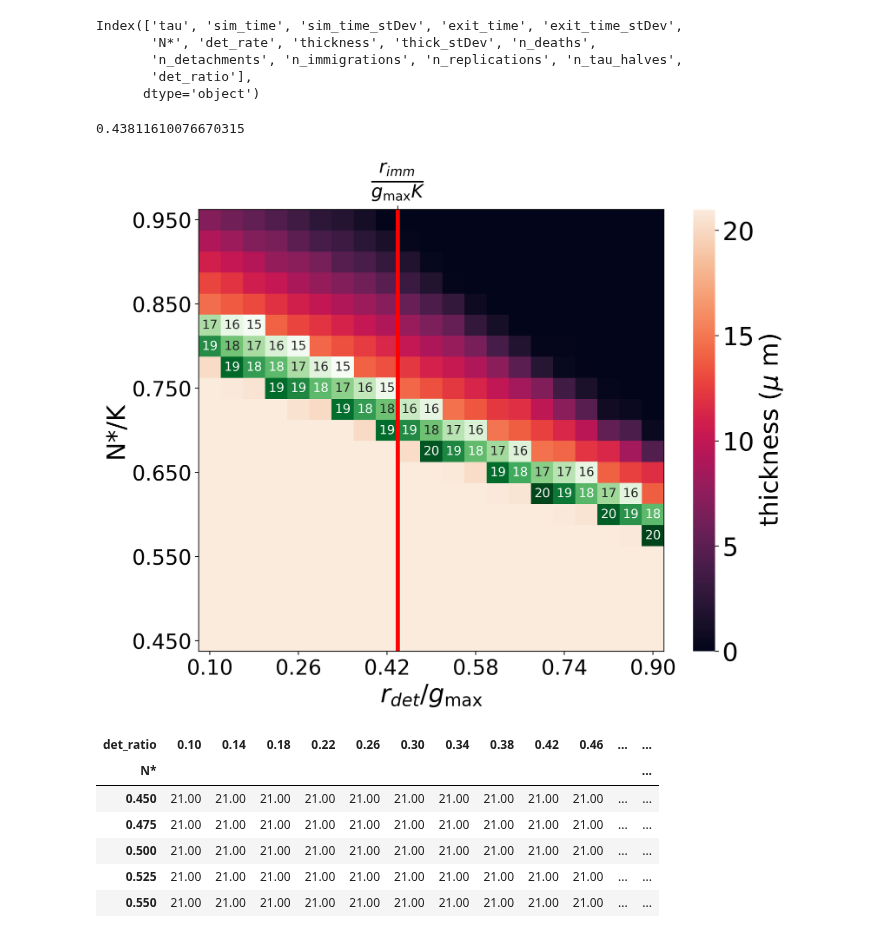
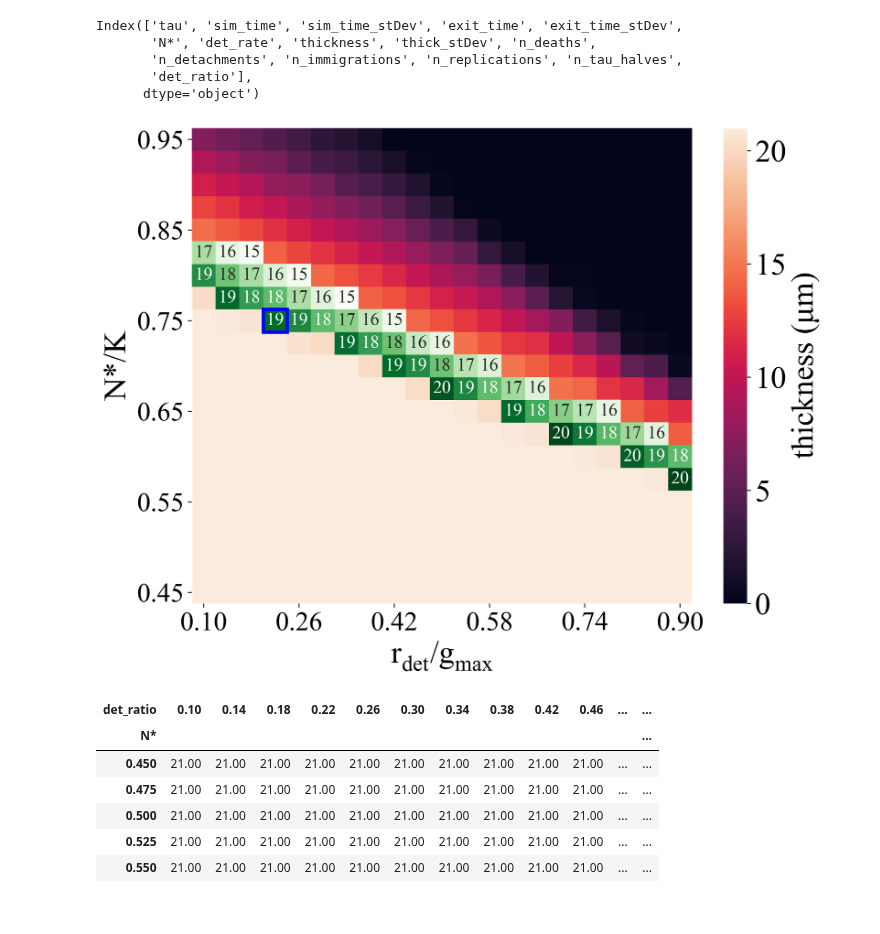
Before and after one commit to patricksinclair/multispecies_postprocessing, a Jupyter notebook: parameter_diagnostics/optimal_param_pairs.ipynb, the cells around one changed output. Cells and saved outputs as stored; diff of their text form; code cells hidden in the pictures.

Commit message:
updated histogram x axis bftt

```diff
--- a/parameter_diagnostics/optimal_param_pairs.ipynb
+++ b/parameter_diagnostics/optimal_param_pairs.ipynb
@@ -3,6 +3,11 @@ import pandas as pd
 import seaborn as sns
 import matplotlib.pyplot as plt
 from matplotlib.ticker import StrMethodFormatter, FormatStrFormatter
+from matplotlib.patches import Rectangle
+
+plt.rcParams["font.family"] = "Times New Roman"
+params = {'mathtext.default': 'regular' }
+plt.rcParams.update(params)
 # %%
 df_list = [] #empty list to hold all the dataframes
 # %%
@@ -50,52 +55,55 @@ pivot = param_data.pivot(index='N*', columns='det_ratio', values='thickness')
 fig, ax = plt.subplots(dpi=320)
 fig.set_size_inches(10, 7.8)
 titleSize = 16
-labelSize = 24
-numbersize = 20
+labelSize = 28
+numbersize = 24
 legendsize = 10
 IDsize=12
 
 
 #this mask will only plot values between 15 and 20
 masko = (pivot < 15) | (pivot >= 20)
 
 #phase_mask = (pivot['det_ratio']) > 0.5
 
 ax = sns.heatmap(pivot, annot=False, xticklabels = 4, yticklabels=4)
-ax_masked = sns.heatmap(pivot, mask=masko, cmap='Greens', cbar=False, annot=True, xticklabels = 4, yticklabels=4, annot_kws={'size':12})
+ax_masked = sns.heatmap(pivot, mask=masko, cmap='Greens', cbar=False, annot=True, xticklabels = 4, yticklabels=4, annot_kws={'size':16})
 #ax_masked2 = sns.heatmap(pivot, mask=phase_mask, cmap='Blues', cbar=False, annot=True)
 
 ax.invert_yaxis()
 labels_x = [label.get_text() for label in ax.get_xticklabels()]
 ax.set_xticklabels(map(lambda x: "{:.2f}".format(float(x)), labels_x))
 labels_y = [label.get_text() for label in ax.get_yticklabels()]
-ax.set_yticklabels(map(lambda y: "{:.3f}".format(float(y)), labels_y))
+ax.set_yticklabels(map(lambda y: "{:.2f}".format(float(y)), labels_y))
 
 
-ax2 = ax.twiny()
-ax2.set_xlim(0.078, 0.92)
-ax2.axvline(x=phase2_lim/max_gRate, linewidth=4, color='r') #red line is the region between phase 2 and 4 from the bftt paper
-print(phase2_lim/max_gRate)
+# plot vertical line for the phase2/phase4 stuff from bftt
+# ax2 = ax.twiny()
+# ax2.set_xlim(0.078, 0.92)
+# ax2.axvline(x=phase2_lim/max_gRate, linewidth=4, color='r') #red line is the region between phase 2 and 4 from the bftt paper
+# ax2.scatter(0.42, 0.45)
+# print(phase2_lim/max_gRate)
 
-ax.set_xlabel('$r_{det}/g_{\max}$', fontsize=labelSize)
+ax.add_patch(Rectangle((3, 12), 1, 1, fill=False, edgecolor='blue', lw=3)) # highlight parameter pair used in the simulations
+
+ax.set_xlabel('$r_{det}/g_{max}$', fontsize=labelSize)
 ax.set_ylabel('N*/K', fontsize=labelSize)
 ax.xaxis.set_tick_params(labelsize=numbersize)
 ax2.xaxis.set_tick_params(labelsize=numbersize+5)
 ax.yaxis.set_tick_params(labelsize=numbersize, rotation=0)
 
 ax2.set_xticks([phase2_lim_scaled])
 ax2.set_xticklabels(["$\\frac{r_{imm}}{g_{\max}K}$"])
 
 cbar = ax.collections[0].colorbar
 cbar.ax.tick_params(labelsize=labelSize)
-cbar.set_label("thickness $(\\mu$ m)", fontsize=labelSize)
+cbar.set_label("thickness $(\\mu$m)", fontsize=labelSize)
 cbar.ax.locator_params(nbins=6)
 
-plt.savefig('plots/optimalNThreshAndRDet.pdf', bbox_inches='tight')
+plt.savefig('plots/optimalNThreshAndRDet.pdf', bbox_inches='tight', dpi=330)
 plt.show()
 # %% [output]
-0.43811610076670315
-[figure, old version]
+[figure, new version]
 # %%
 pivot
 # %% [output]
```
Also changed, not shown: parts of 1 cell of this notebook, 2 other files.
